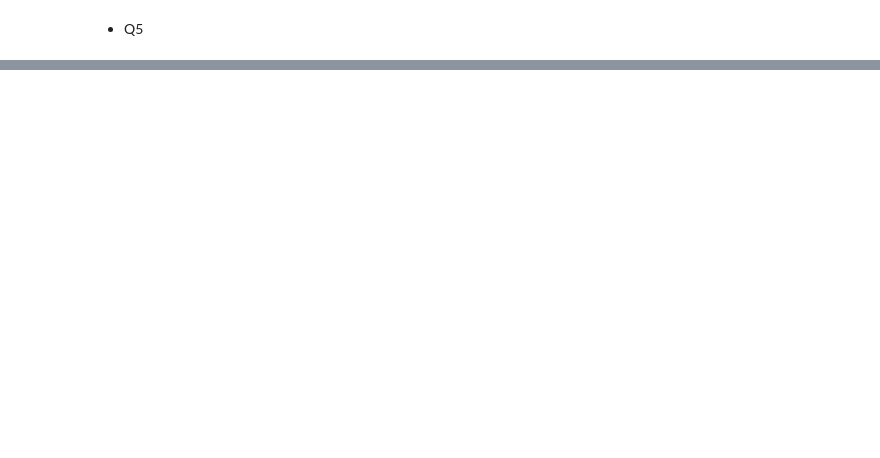
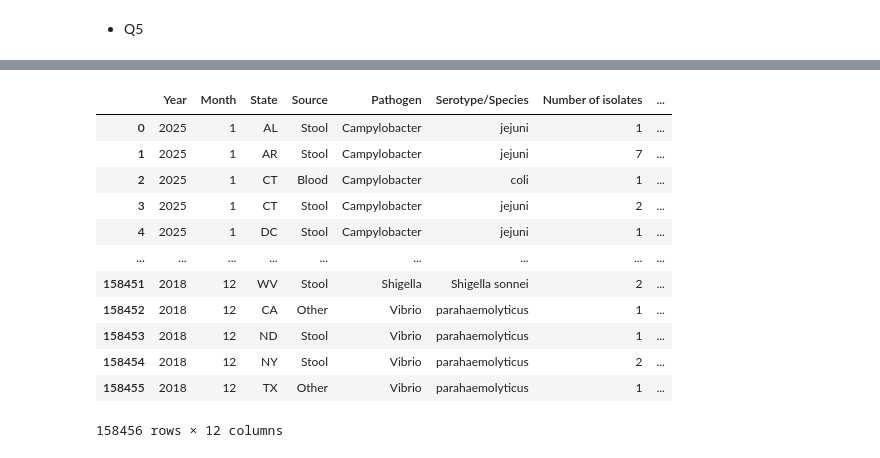
Before and after one commit to GooseCorpse21/Be_Informed, a Jupyter notebook: notebook/data_peaking.ipynb, the cells around one changed output, grey strips where cells are left out. Cells and saved outputs as stored; diff of their text form; code cells hidden in the pictures; blank space fills up the shorter version.

```diff
--- a/notebook/data_peaking.ipynb
+++ b/notebook/data_peaking.ipynb
@@ -234,0 +208,2 @@ additives
+# %%
+illness = pd.read_csv('../data/f_illness_report.csv')
@@ -234,0 +228,16 @@ additives
+# %%
+illness
+# %% [output]
+|  | Year | Month | State | Source | Pathogen | Serotype/Species | Number of isolates | ... |
+| 0 | 2025 | 1 | AL | Stool | Campylobacter | jejuni | 1 | ... |
+| 1 | 2025 | 1 | AR | Stool | Campylobacter | jejuni | 7 | ... |
+| 2 | 2025 | 1 | CT | Blood | Campylobacter | coli | 1 | ... |
+| 3 | 2025 | 1 | CT | Stool | Campylobacter | jejuni | 2 | ... |
+| 4 | 2025 | 1 | DC | Stool | Campylobacter | jejuni | 1 | ... |
+| ... | ... | ... | ... | ... | ... | ... | ... | ... |
+| 158451 | 2018 | 12 | WV | Stool | Shigella | Shigella sonnei | 2 | ... |
+| 158452 | 2018 | 12 | CA | Other | Vibrio | parahaemolyticus | 1 | ... |
+| 158453 | 2018 | 12 | ND | Stool | Vibrio | parahaemolyticus | 1 | ... |
+| 158454 | 2018 | 12 | NY | Stool | Vibrio | parahaemolyticus | 2 | ... |
+| 158455 | 2018 | 12 | TX | Other | Vibrio | parahaemolyticus | 1 | ... |
+158456 rows × 12 columns
```
Also changed, not shown: parts of 11 cells of this notebook, 2 other files.
